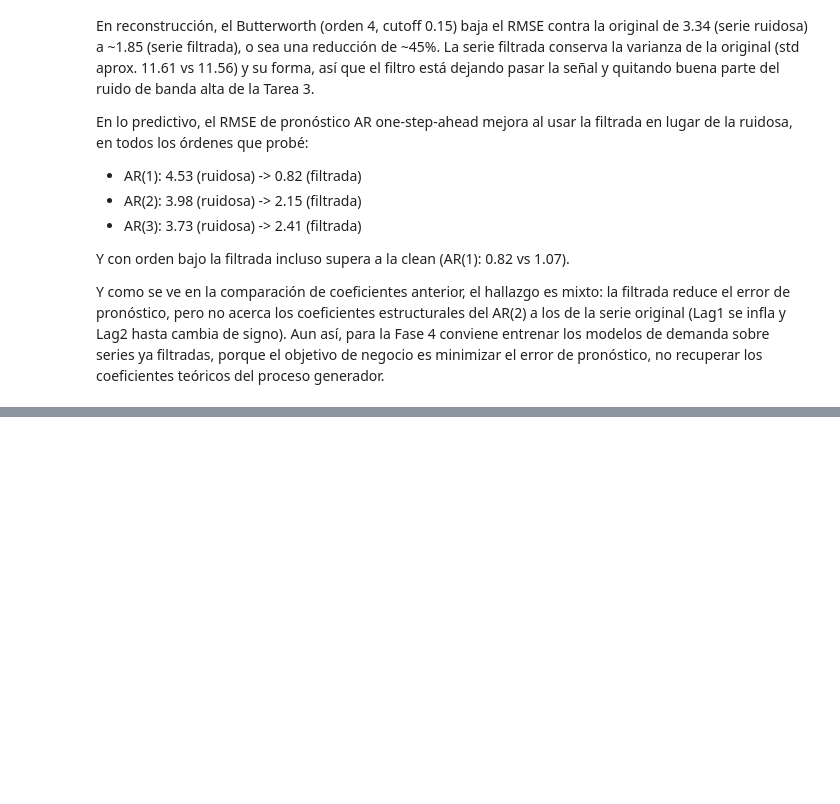
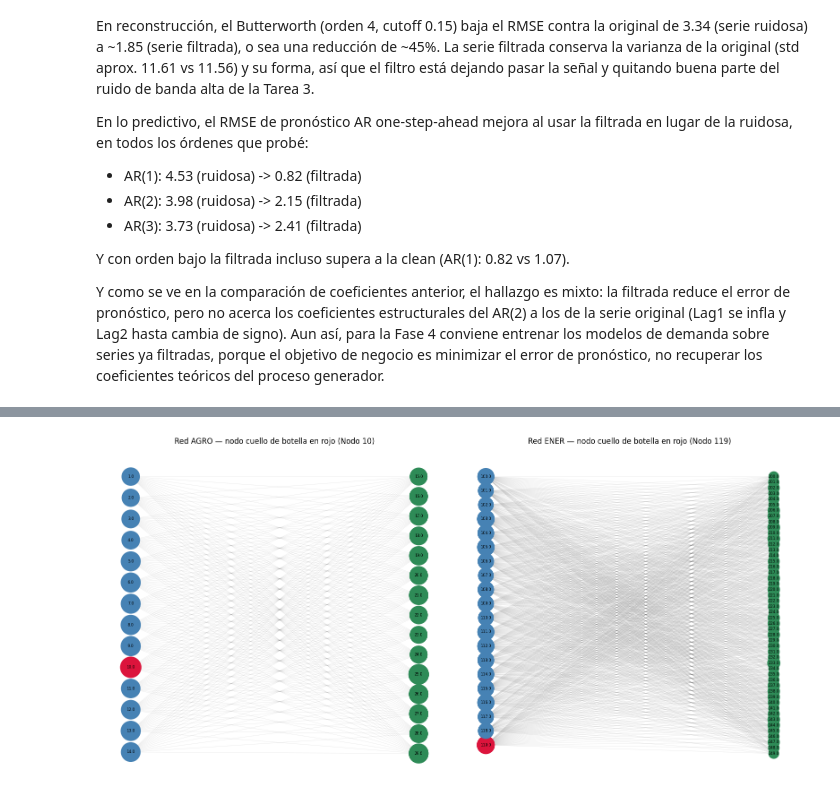
Before and after one commit to Dalolito/Challenge_03_Data_Science, a Jupyter notebook: notebooks/challenge03.ipynb, the cells around one changed output, grey strips where cells are left out. Saved outputs shown, nothing was run; the diff lists cells and outputs as text; code cells hidden in the pictures; blank space fills up the shorter version.

Commit message:
Tarea 5, Fase 3

```diff
--- a/notebooks/challenge03.ipynb
+++ b/notebooks/challenge03.ipynb
@@ -338,8 +369,12 @@ df_estacionariedad
 Guardamos el resultado del test ADF/KPSS en `results/diagnostico_estacionariedad_ener.csv` y
 dejamos listas las series no estacionarias, que son las que vamos a diferenciar más adelante.
 # %%
+df_estacionariedad['ADF_confiable'] = df_estacionariedad['Variable'] != 'Ener_4'
+df_estacionariedad.loc[df_estacionariedad['Variable'] == 'Ener_4', 'ADF_conclusion'] = 'No confiable (ver nota) - Estacionaria por KPSS + espectro'
+
 df_estacionariedad.to_csv('../results/diagnostico_estacionariedad_ener.csv', index=False)
 no_estacionarias = df_estacionariedad[df_estacionariedad['ADF_conclusion'] == 'No Estacionaria']['Variable'].tolist()
 print("Series clasificadas como NO estacionarias (ADF):", no_estacionarias)
+df_estacionariedad
 # %% [output]
 Series clasificadas como NO estacionarias (ADF): ['Ener_1', 'Ener_2', 'Ener_3', 'Ener_5', 'Ener_6', 'Ener_7']
@@ -868,0 +1068,7 @@ de pronóstico, no recuperar los coeficientes teóricos del proceso generador.
+# %%
+bc_agro = nx.betweenness_centrality(G_agro, weight=None)
+bc_ener = nx.betweenness_centrality(G_ener, weight=None)
+
+for nombre, bc in [('AGRO', bc_agro), ('ENER', bc_ener)]:
+    print(f'{nombre}: Betweenness máxima = {max(bc.values())} | '
+          f'¿todos los nodos en 0? {all(v == 0 for v in bc.values())}')
@@ -868,0 +1172,8 @@ de pronóstico, no recuperar los coeficientes teóricos del proceso generador.
+# %%
+bottleneck_agro = peso_agro.iloc[0]
+bottleneck_ener = peso_ener.iloc[0]
+
+print('Nodo cuello de botella (AGRO):', int(bottleneck_agro['Nodo']),
+      f"con {int(bottleneck_agro['Telemetria_total'])} lecturas de telemetría")
+print('Nodo cuello de botella (ENER):', int(bottleneck_ener['Nodo']),
+      f"con {int(bottleneck_ener['Telemetria_total'])} lecturas de telemetría")
@@ -868,0 +1189,36 @@ de pronóstico, no recuperar los coeficientes teóricos del proceso generador.
+# %%
+import matplotlib.pyplot as plt
+
+def graficar_bipartito(G, df, total_w, bottleneck, titulo, ax):
+    sources = sorted(set(df['Source_Node']))
+    targets = sorted(set(df['Target_Node']))
+
+    pos = {}
+    for i, n in enumerate(sources):
+        pos[n] = (0, -i * (len(targets) / len(sources)))
+    for i, n in enumerate(targets):
+        pos[n] = (1, -i)
+
+    sizes = [80 + 6 * total_w[n] for n in G.nodes()]
+    colors = ['crimson' if n == bottleneck else ('steelblue' if n in sources else 'seagreen')
+              for n in G.nodes()]
+
+    nx.draw_networkx_edges(G, pos, alpha=0.1, arrows=False, ax=ax, width=0.5)
+    nx.draw_networkx_nodes(G, pos, node_size=sizes, node_color=colors, ax=ax)
+    nx.draw_networkx_labels(G, pos, font_size=6, ax=ax)
+    ax.set_title(titulo)
+    ax.axis('off')
+
+total_w_agro = {n: peso_agro.set_index('Nodo').loc[n, 'Telemetria_total'] for n in G_agro.nodes()}
+total_w_ener = {n: peso_ener.set_index('Nodo').loc[n, 'Telemetria_total'] for n in G_ener.nodes()}
+
+fig, axes = plt.subplots(1, 2, figsize=(16, 8))
+graficar_bipartito(G_agro, agro_clean, total_w_agro, bottleneck_agro['Nodo'],
+                    'Red AGRO — nodo cuello de botella en rojo (Nodo 10)', axes[0])
+graficar_bipartito(G_ener, ener, total_w_ener, bottleneck_ener['Nodo'],
+                    'Red ENER — nodo cuello de botella en rojo (Nodo 119)', axes[1])
+plt.tight_layout()
+plt.savefig('../results/figuras/fase3_grafos_bipartitos.png', dpi=120, bbox_inches='tight')
+plt.show()
+# %% [output]
+[figure, added]
```
Also changed, not shown: parts of 27 cells of this notebook, 11 other files.
